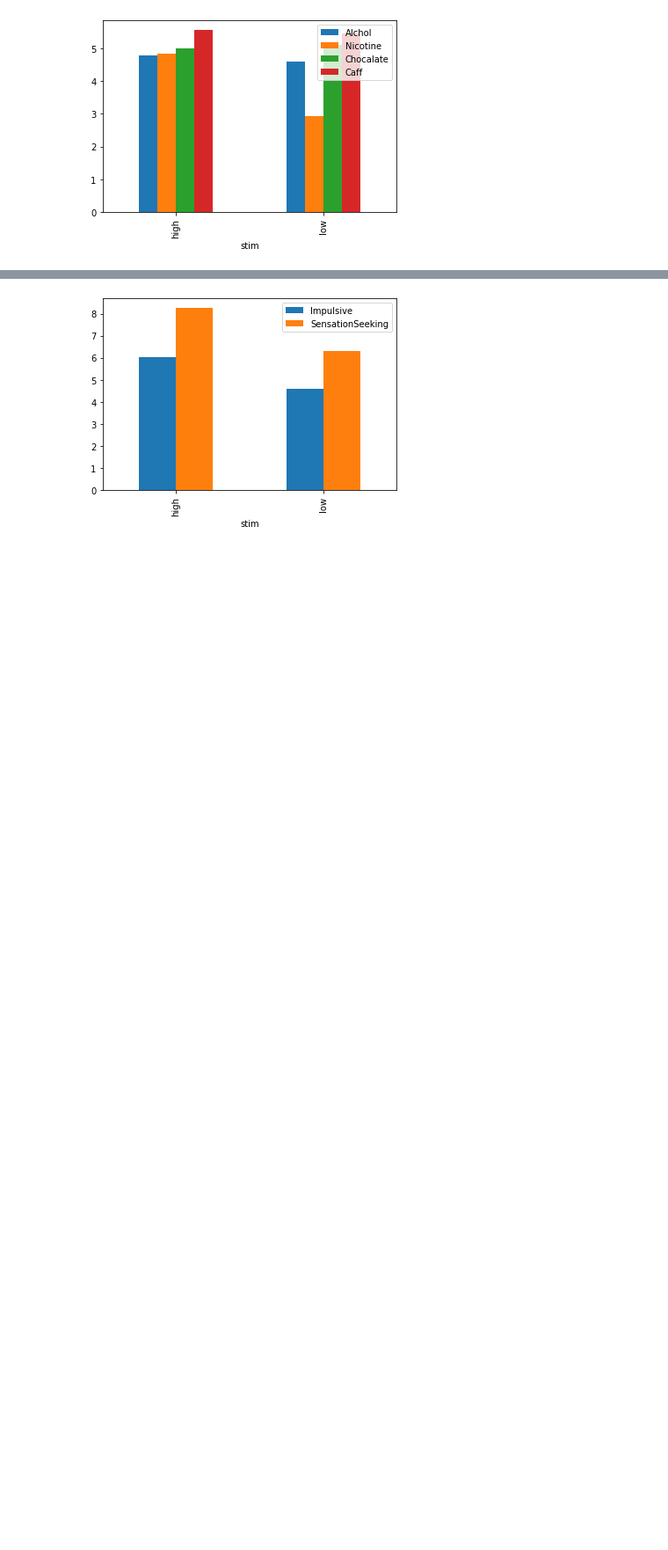
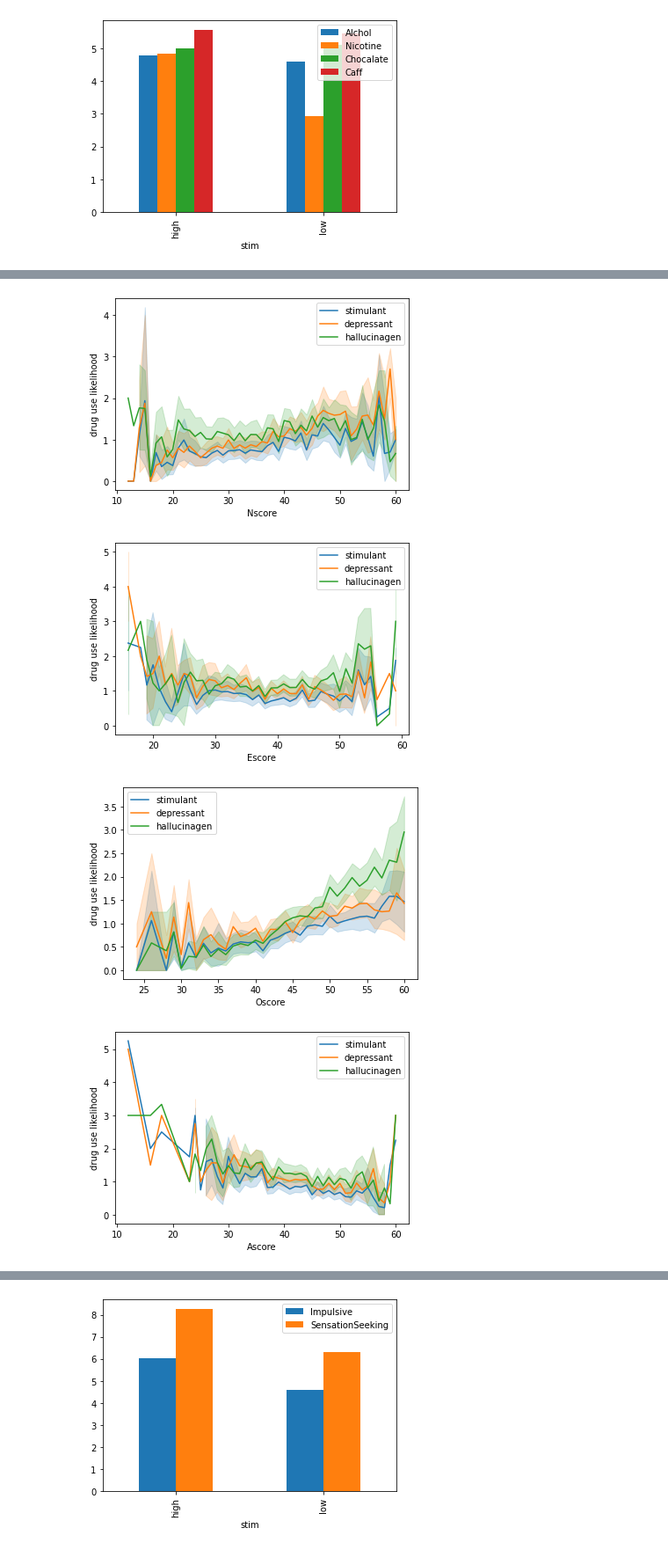
Before and after one commit to AmirMEdris/PredictingDrugUse, a Jupyter notebook: DataVisualization.ipynb, the cells around one changed output, grey strips where cells are left out. Shown at 88% size. Saved outputs shown, nothing was run; the diff lists cells and outputs as text; code cells hidden in the pictures; blank space fills up the shorter version.

```diff
--- a/DataVisualization.ipynb
+++ b/DataVisualization.ipynb
@@ -12,0 +47,16 @@ plt.savefig('LesserStimulantUsageByStimulant.png', bbox_inches='tight')
+# %%
+
+for ii in ['Nscore','Escore','Oscore','Ascore','Cscore','Impulsive','SensationSeeking']:
+
+    for i in ["stimulant","depressant","hallucinagen"]:
+
+        sns.lineplot(df[ii],df[i])
+        plt.legend(["stimulant","depressant","hallucinagen"])
+
+        plt.ylabel('drug use likelihood')
+    plt.show()
+# %% [output]
+[figure, added]
+[figure, added]
+[figure, added]
+[figure, added]
```
Also changed, not shown: parts of 23 cells of this notebook, 15 other files.
